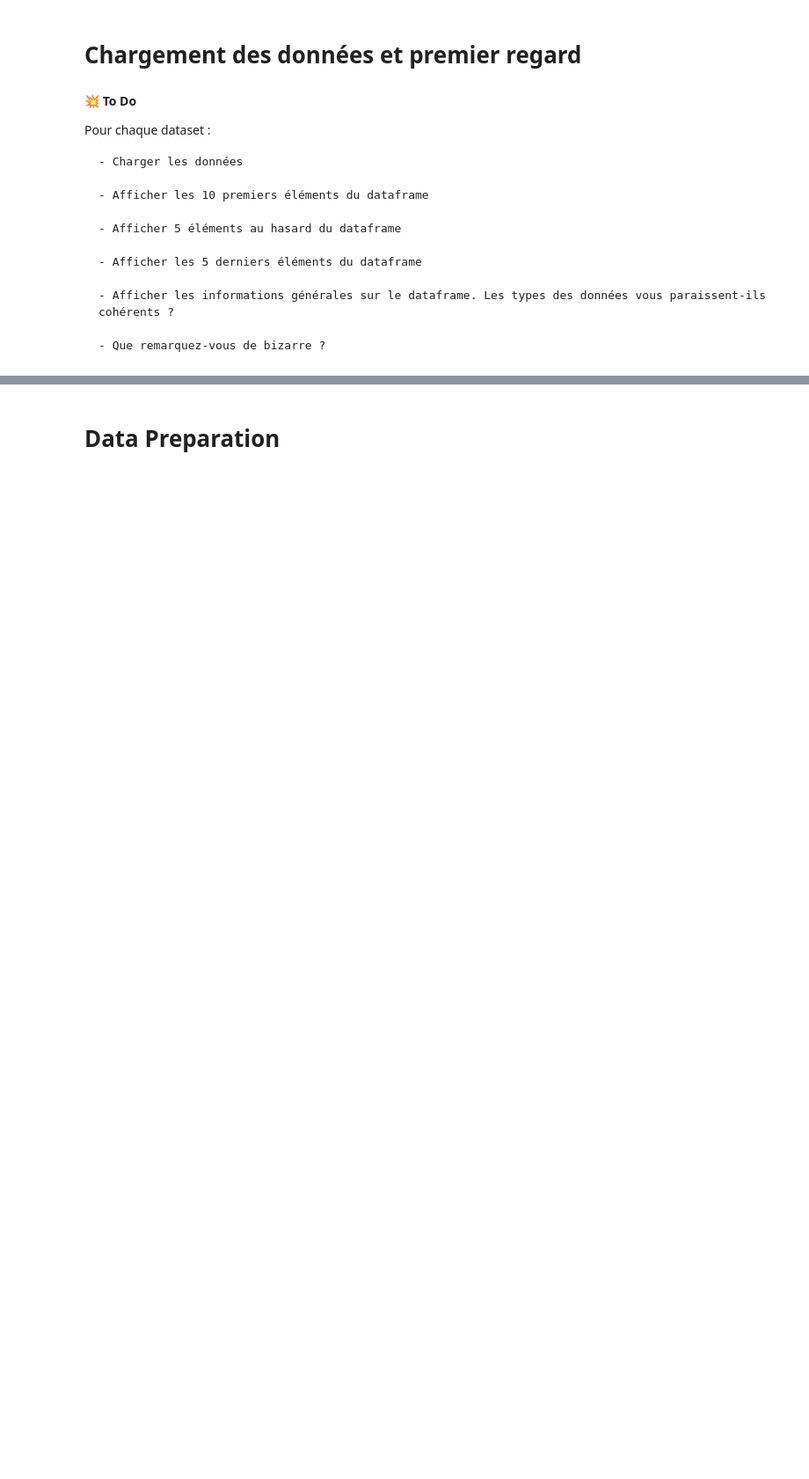
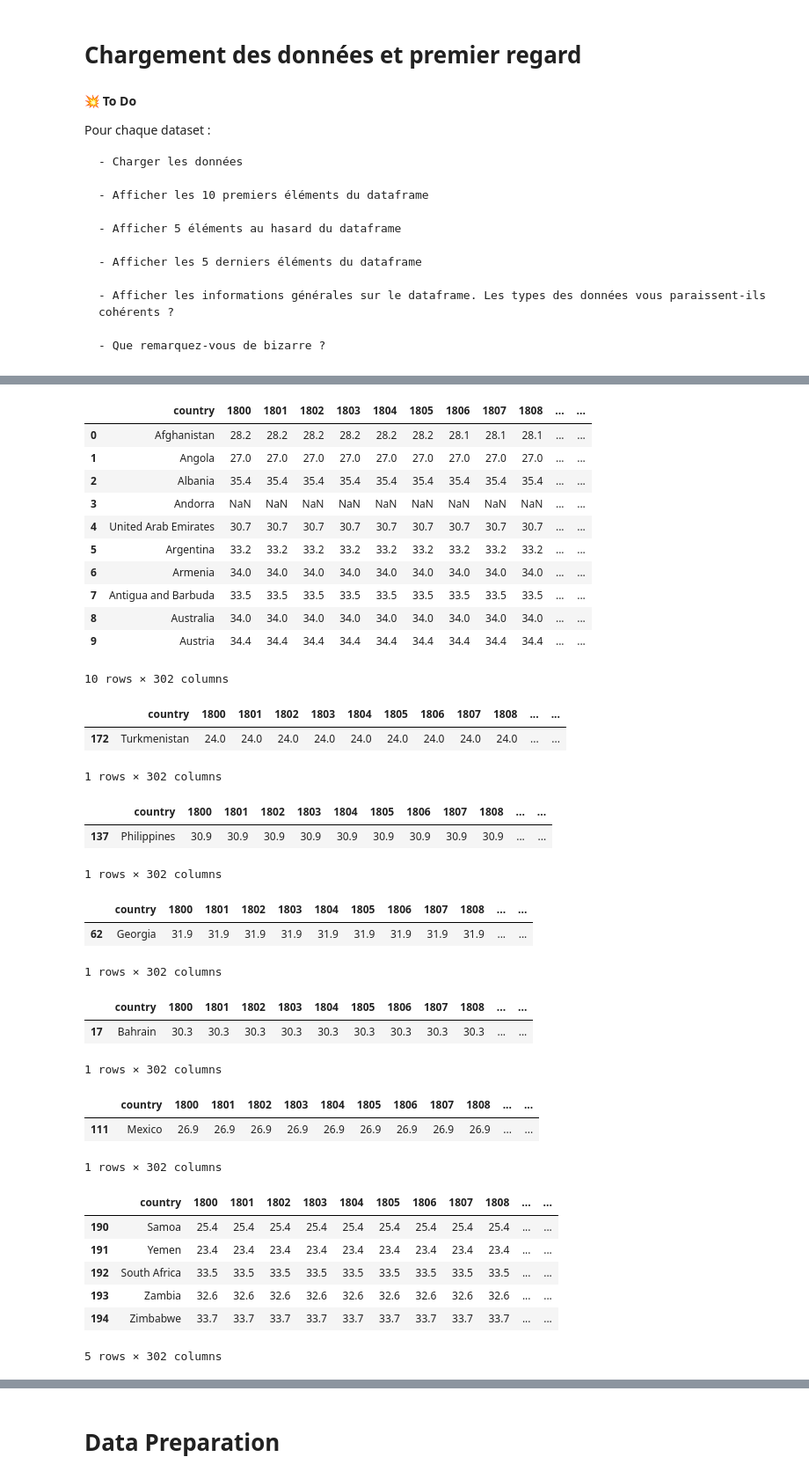
Before and after one commit to thomasmari/DataS3PG, a Jupyter notebook: module/8.Stats/1. Intro Gapminder.ipynb, the cells around one changed output, grey strips where cells are left out. Shown: that part at 88% size. Cells and saved outputs as stored; diff of their text form; code cells hidden in the pictures; blank space fills up the shorter version.

```diff
--- a/module/8.Stats/1. Intro Gapminder.ipynb
+++ b/module/8.Stats/1. Intro Gapminder.ipynb
@@ -175,0 +237,51 @@ Pour chaque dataset :
+# %%
+# Pour chaque dataset :
+
+#     - Charger les données
+data_life = pd.read_csv('data_gapminder/life_expectancy_years.csv')
+#     - Afficher les 10 premiers éléments du dataframe
+display(data_life.iloc[0:10,])
+#     - Afficher 5 éléments au hasard du dataframe
+import random as rd
+n=len(data_life.index)
+for i in range(5):
+    i = rd.randint(0, n)
+    display(data_life.iloc[[i],])
+#     - Afficher les 5 derniers éléments du dataframe
+
+display(data_life.iloc[n-5:n,])
+# %% [output]
+|  | country | 1800 | 1801 | 1802 | 1803 | 1804 | 1805 | 1806 | 1807 | 1808 | ... | ... |
+| 0 | Afghanistan | 28.2 | 28.2 | 28.2 | 28.2 | 28.2 | 28.2 | 28.1 | 28.1 | 28.1 | ... | ... |
+| 1 | Angola | 27.0 | 27.0 | 27.0 | 27.0 | 27.0 | 27.0 | 27.0 | 27.0 | 27.0 | ... | ... |
+| 2 | Albania | 35.4 | 35.4 | 35.4 | 35.4 | 35.4 | 35.4 | 35.4 | 35.4 | 35.4 | ... | ... |
+| 3 | Andorra | NaN | NaN | NaN | NaN | NaN | NaN | NaN | NaN | NaN | ... | ... |
+| 4 | United Arab Emirates | 30.7 | 30.7 | 30.7 | 30.7 | 30.7 | 30.7 | 30.7 | 30.7 | 30.7 | ... | ... |
+| 5 | Argentina | 33.2 | 33.2 | 33.2 | 33.2 | 33.2 | 33.2 | 33.2 | 33.2 | 33.2 | ... | ... |
+| 6 | Armenia | 34.0 | 34.0 | 34.0 | 34.0 | 34.0 | 34.0 | 34.0 | 34.0 | 34.0 | ... | ... |
+| 7 | Antigua and Barbuda | 33.5 | 33.5 | 33.5 | 33.5 | 33.5 | 33.5 | 33.5 | 33.5 | 33.5 | ... | ... |
+| 8 | Australia | 34.0 | 34.0 | 34.0 | 34.0 | 34.0 | 34.0 | 34.0 | 34.0 | 34.0 | ... | ... |
+| 9 | Austria | 34.4 | 34.4 | 34.4 | 34.4 | 34.4 | 34.4 | 34.4 | 34.4 | 34.4 | ... | ... |
+10 rows × 302 columns
+|  | country | 1800 | 1801 | 1802 | 1803 | 1804 | 1805 | 1806 | 1807 | 1808 | ... | ... |
+| 172 | Turkmenistan | 24.0 | 24.0 | 24.0 | 24.0 | 24.0 | 24.0 | 24.0 | 24.0 | 24.0 | ... | ... |
+1 rows × 302 columns
+|  | country | 1800 | 1801 | 1802 | 1803 | 1804 | 1805 | 1806 | 1807 | 1808 | ... | ... |
+| 137 | Philippines | 30.9 | 30.9 | 30.9 | 30.9 | 30.9 | 30.9 | 30.9 | 30.9 | 30.9 | ... | ... |
+1 rows × 302 columns
+|  | country | 1800 | 1801 | 1802 | 1803 | 1804 | 1805 | 1806 | 1807 | 1808 | ... | ... |
+| 62 | Georgia | 31.9 | 31.9 | 31.9 | 31.9 | 31.9 | 31.9 | 31.9 | 31.9 | 31.9 | ... | ... |
+1 rows × 302 columns
+|  | country | 1800 | 1801 | 1802 | 1803 | 1804 | 1805 | 1806 | 1807 | 1808 | ... | ... |
+| 17 | Bahrain | 30.3 | 30.3 | 30.3 | 30.3 | 30.3 | 30.3 | 30.3 | 30.3 | 30.3 | ... | ... |
+1 rows × 302 columns
+|  | country | 1800 | 1801 | 1802 | 1803 | 1804 | 1805 | 1806 | 1807 | 1808 | ... | ... |
+| 111 | Mexico | 26.9 | 26.9 | 26.9 | 26.9 | 26.9 | 26.9 | 26.9 | 26.9 | 26.9 | ... | ... |
+1 rows × 302 columns
+|  | country | 1800 | 1801 | 1802 | 1803 | 1804 | 1805 | 1806 | 1807 | 1808 | ... | ... |
+| 190 | Samoa | 25.4 | 25.4 | 25.4 | 25.4 | 25.4 | 25.4 | 25.4 | 25.4 | 25.4 | ... | ... |
+| 191 | Yemen | 23.4 | 23.4 | 23.4 | 23.4 | 23.4 | 23.4 | 23.4 | 23.4 | 23.4 | ... | ... |
+| 192 | South Africa | 33.5 | 33.5 | 33.5 | 33.5 | 33.5 | 33.5 | 33.5 | 33.5 | 33.5 | ... | ... |
+| 193 | Zambia | 32.6 | 32.6 | 32.6 | 32.6 | 32.6 | 32.6 | 32.6 | 32.6 | 32.6 | ... | ... |
+| 194 | Zimbabwe | 33.7 | 33.7 | 33.7 | 33.7 | 33.7 | 33.7 | 33.7 | 33.7 | 33.7 | ... | ... |
+5 rows × 302 columns
```
Also changed, not shown: parts of 8 cells of this notebook.
